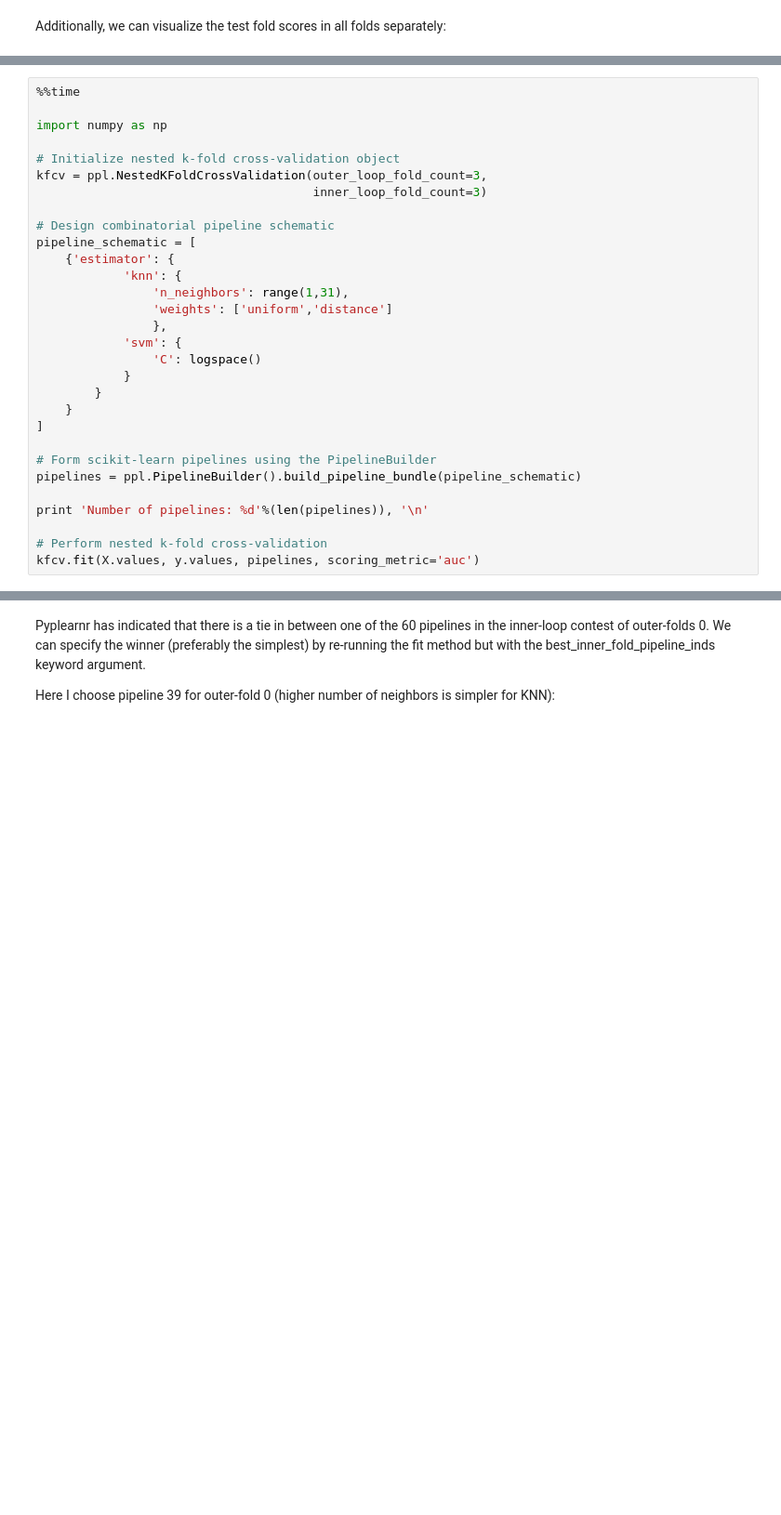
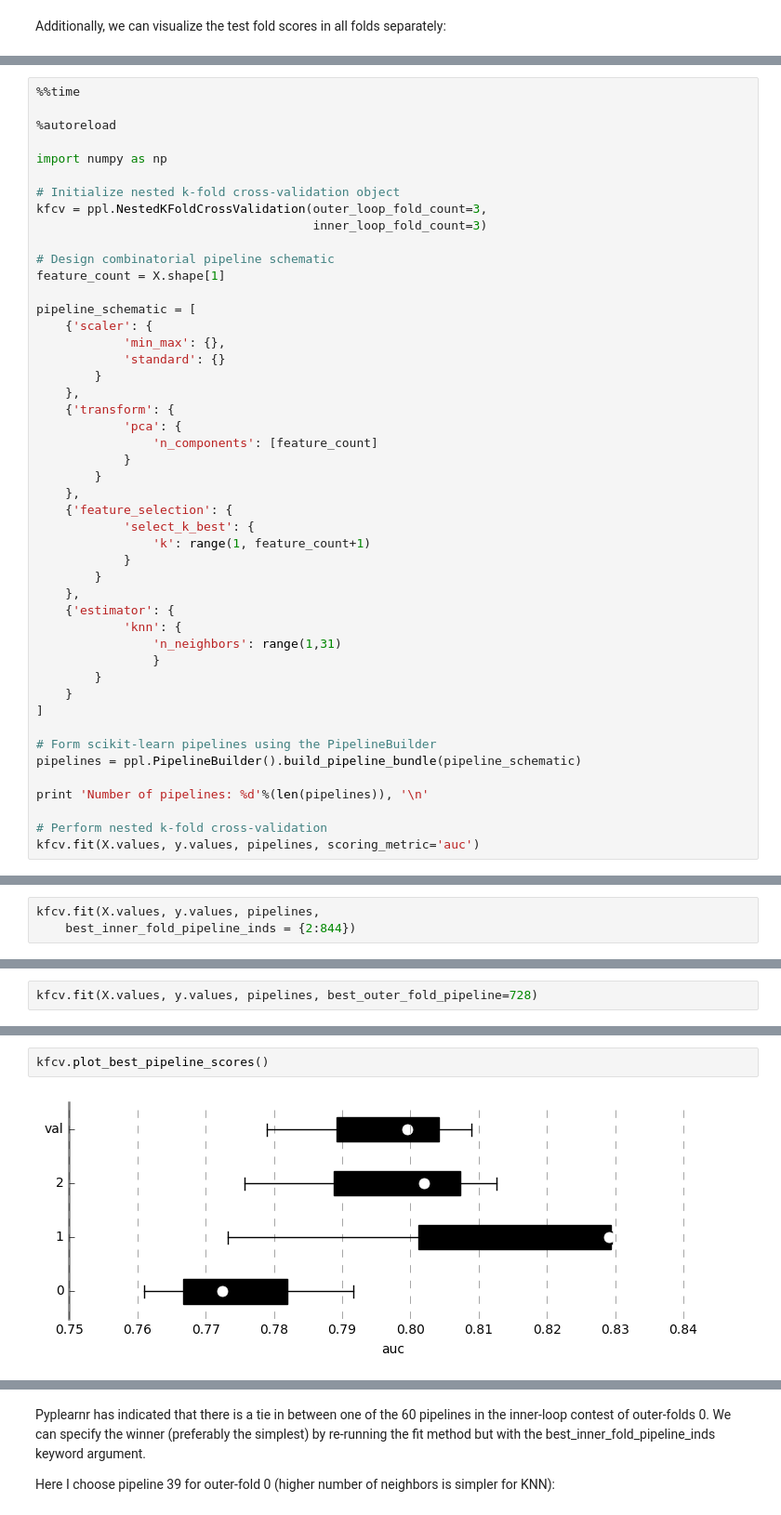
Before and after one commit to JaggedParadigm/pyplearnr, a Jupyter notebook: pyplearnr_demo.ipynb, the cells around one changed output, grey strips where cells are left out. Shown at 93% size. Drawn from its saved outputs; the diff is of its cells as text; blank space fills up the shorter version.

```diff
--- a/pyplearnr_demo.ipynb
+++ b/pyplearnr_demo.ipynb
@@ -254,5 +457,7 @@ kfcv.plot_contest(all_folds=True)
 # %%
 %%time
+
+%autoreload
 
 import numpy as np
 
@@ -261,15 +466,30 @@ kfcv = ppl.NestedKFoldCrossValidation(outer_loop_fold_count=3,
                                       inner_loop_fold_count=3)
 
 # Design combinatorial pipeline schematic
+feature_count = X.shape[1]
+
 pipeline_schematic = [
+    {'scaler': {
+            'min_max': {},
+            'standard': {}
+        }
+    },
+    {'transform': {
+            'pca': {
+                'n_components': [feature_count]
+            }
+        }
+    },
+    {'feature_selection': {
+            'select_k_best': {
+                'k': range(1, feature_count+1)
+            }
+        }
+    },
     {'estimator': {
             'knn': {
-                'n_neighbors': range(1,31),
-                'weights': ['uniform','distance']
-                },
-            'svm': {
-                'C': logspace()
-            }
+                'n_neighbors': range(1,31)
+                }
         }
     }
 ]
@@ -283,0 +522,3 @@ kfcv.fit(X.values, y.values, pipelines, scoring_metric='auc')
+# %%
+kfcv.fit(X.values, y.values, pipelines,
+    best_inner_fold_pipeline_inds = {2:844})
@@ -283,0 +544,2 @@ kfcv.fit(X.values, y.values, pipelines, scoring_metric='auc')
+# %%
+kfcv.fit(X.values, y.values, pipelines, best_outer_fold_pipeline=728)
@@ -283,0 +564,4 @@ kfcv.fit(X.values, y.values, pipelines, scoring_metric='auc')
+# %%
+kfcv.plot_best_pipeline_scores()
+# %% [output]
+[figure, added]
```
Also changed, not shown: parts of 26 cells of this notebook, 2 other files.
